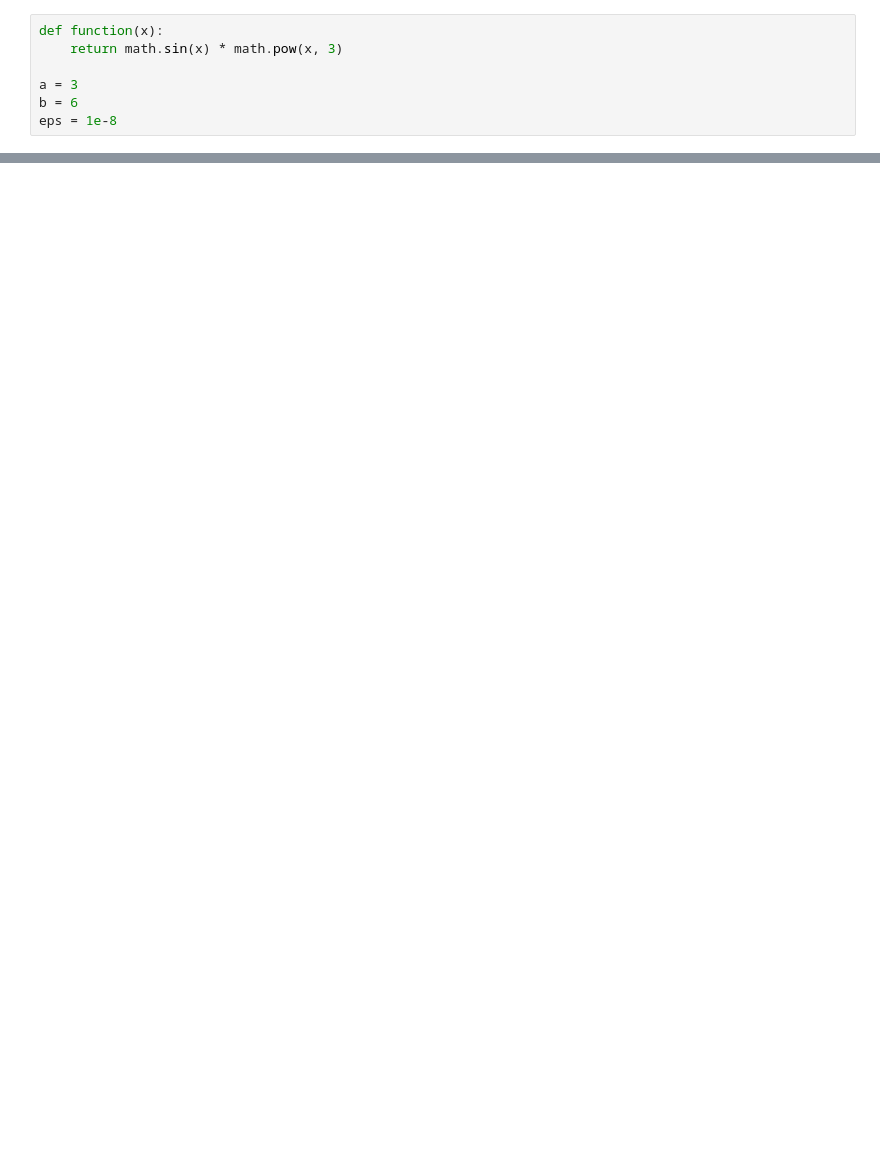
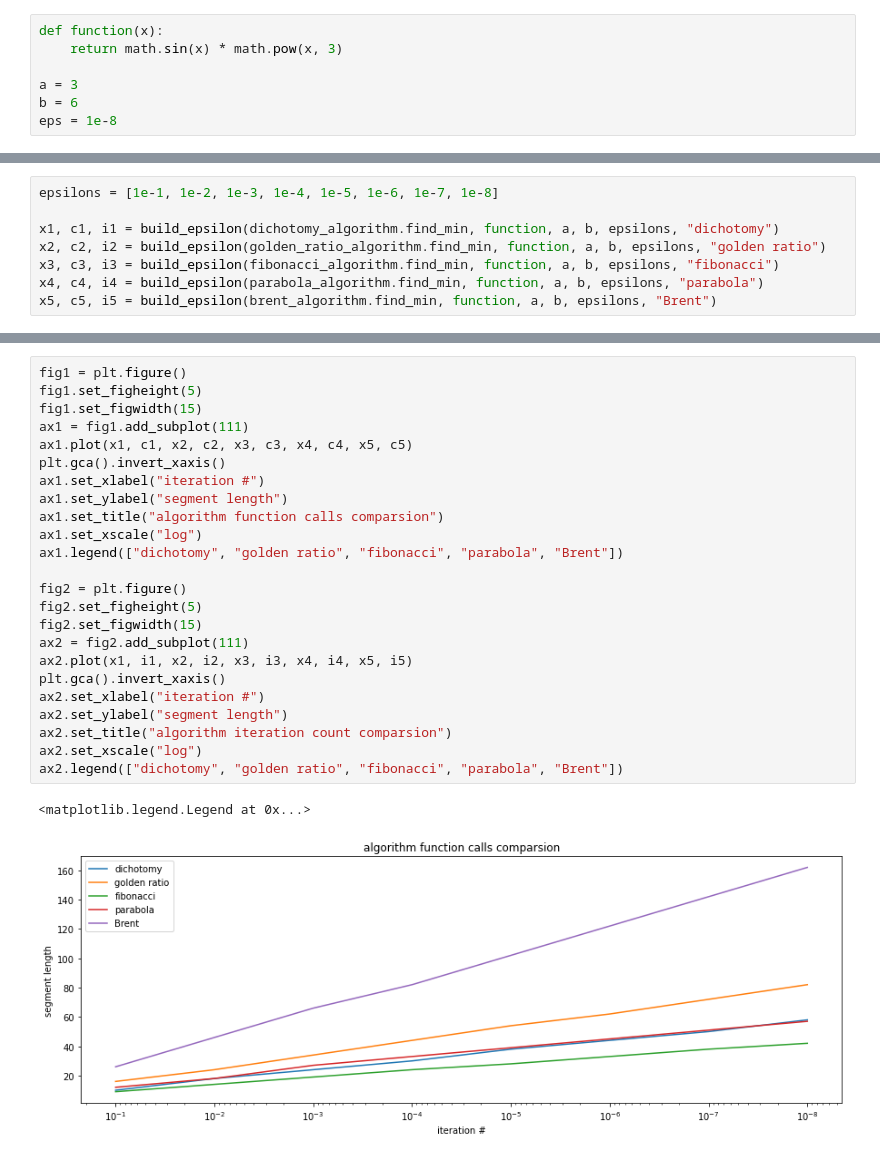
Before and after one commit to Ar4eR-ValerA/AppliedMath.IIISem, a Jupyter notebook: Lab1/graphs_and_tables.ipynb, the cells around one changed output, grey strips where cells are left out. Cells and saved outputs as stored; diff of their text form; blank space fills up the shorter version.

```diff
--- a/Lab1/graphs_and_tables.ipynb
+++ b/Lab1/graphs_and_tables.ipynb
@@ -99,0 +135,8 @@ ax.legend(["dichotomy", "golden ratio", "fibonacci", "parabola", "Brent"])
+# %%
+epsilons = [1e-1, 1e-2, 1e-3, 1e-4, 1e-5, 1e-6, 1e-7, 1e-8]
+
+x1, c1, i1 = build_epsilon(dichotomy_algorithm.find_min, function, a, b, epsilons, "dichotomy")
+x2, c2, i2 = build_epsilon(golden_ratio_algorithm.find_min, function, a, b, epsilons, "golden ratio")
+x3, c3, i3 = build_epsilon(fibonacci_algorithm.find_min, function, a, b, epsilons, "fibonacci")
+x4, c4, i4 = build_epsilon(parabola_algorithm.find_min, function, a, b, epsilons, "parabola")
+x5, c5, i5 = build_epsilon(brent_algorithm.find_min, function, a, b, epsilons, "Brent")
@@ -99,0 +154,27 @@ ax.legend(["dichotomy", "golden ratio", "fibonacci", "parabola", "Brent"])
+# %%
+fig1 = plt.figure()
+fig1.set_figheight(5)
+fig1.set_figwidth(15)
+ax1 = fig1.add_subplot(111)
+ax1.plot(x1, c1, x2, c2, x3, c3, x4, c4, x5, c5)
+plt.gca().invert_xaxis()
+ax1.set_xlabel("iteration #")
+ax1.set_ylabel("segment length")
+ax1.set_title("algorithm function calls comparsion")
+ax1.set_xscale("log")
+ax1.legend(["dichotomy", "golden ratio", "fibonacci", "parabola", "Brent"])
+
+fig2 = plt.figure()
+fig2.set_figheight(5)
+fig2.set_figwidth(15)
+ax2 = fig2.add_subplot(111)
+ax2.plot(x1, i1, x2, i2, x3, i3, x4, i4, x5, i5)
+plt.gca().invert_xaxis()
+ax2.set_xlabel("iteration #")
+ax2.set_ylabel("segment length")
+ax2.set_title("algorithm iteration count comparsion")
+ax2.set_xscale("log")
+ax2.legend(["dichotomy", "golden ratio", "fibonacci", "parabola", "Brent"])
+# %% [output]
+<matplotlib.legend.Legend at 0x...>
+[figure, added]
```
Also changed, not shown: parts of 8 cells of this notebook, 6 other files.
